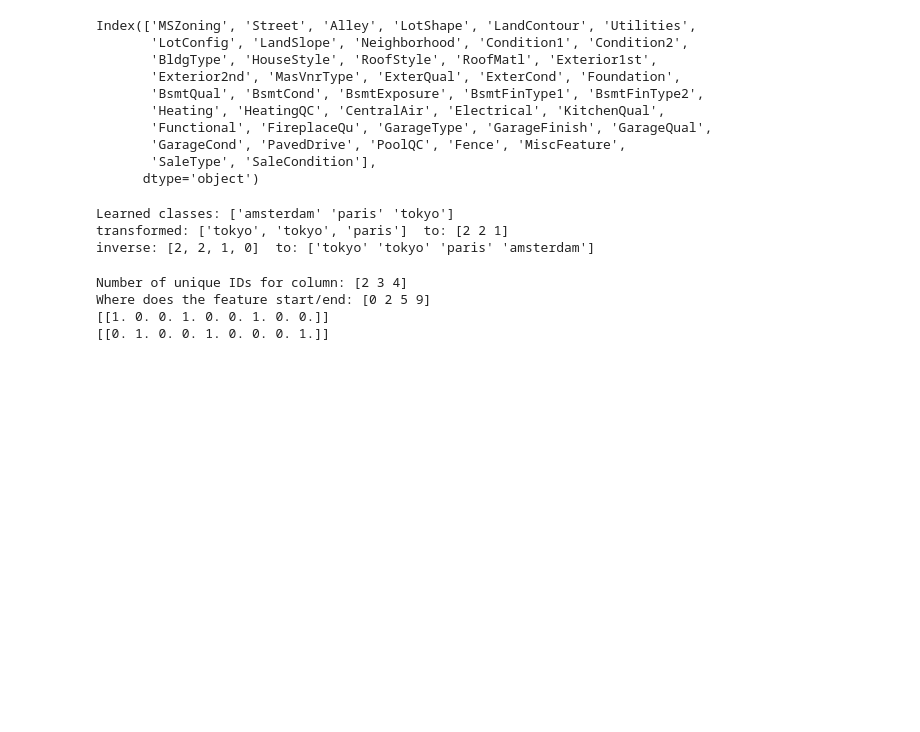
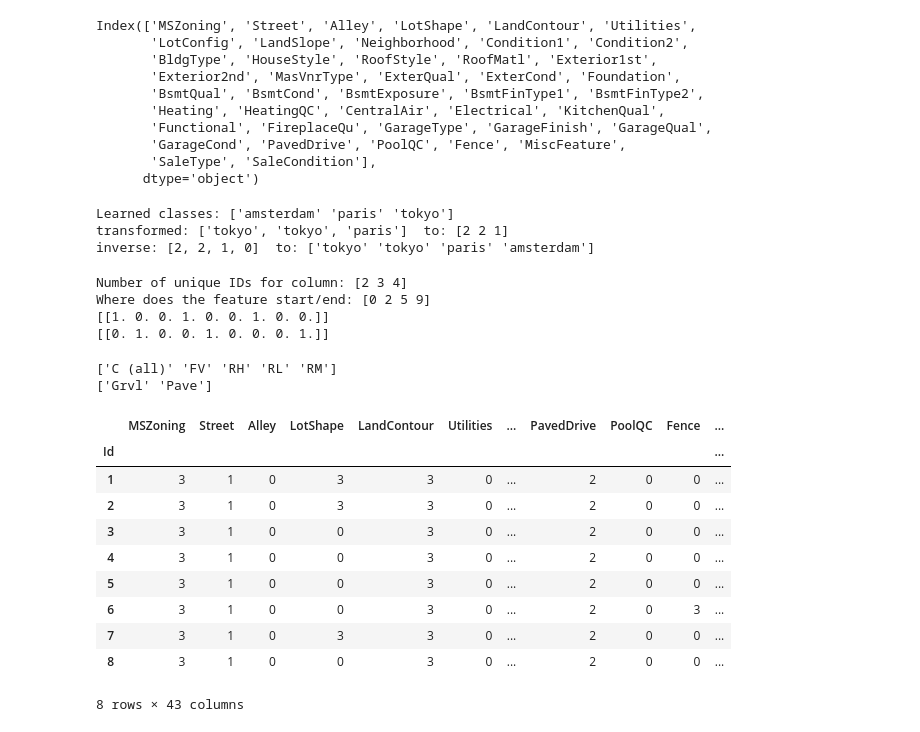
Before and after one commit to angelinn/fmi-machinelearning-tasks, a Jupyter notebook: task0/House prices predictions.ipynb, the cells around one changed output. Drawn from its saved outputs; the diff is of its cells as text; code cells hidden in the pictures; blank space fills up the shorter version.

Commit message:
Transform label values in binary.

```diff
--- a/task0/House prices predictions.ipynb
+++ b/task0/House prices predictions.ipynb
@@ -388,3 +388,34 @@ Number of unique IDs for column: [2 3 4]
 Where does the feature start/end: [0 2 5 9]
 [[1. 0. 0. 1. 0. 0. 1. 0. 0.]]
 [[0. 1. 0. 0. 1. 0. 0. 0. 1.]]
+# %%
+train = train.fillna("")
+encoders = {col: LabelEncoder().fit(train[col]) for col in categorical_columns}
+
+print(encoders['MSZoning'].classes_)
+print(encoders['Street'].classes_)
+# %% [output]
+['C (all)' 'FV' 'RH' 'RL' 'RM']
+['Grvl' 'Pave']
+# %%
+def encode_categorical(data, columns, encoders):
+    data = data.fillna("")
+    return pd.DataFrame({col: encoders[col].transform(data[col]) for col in columns},
+                        index = data.index)
+
+train_encoded = encode_categorical(train, categorical_columns, encoders)
+
+pd.options.display.max_columns=12
+train_encoded.head(8)
+# %% [output]
+|  | MSZoning | Street | Alley | LotShape | LandContour | Utilities | ... | PavedDrive | PoolQC | Fence | ... |
+| Id |  |  |  |  |  |  |  |  |  |  | ... |
+| 1 | 3 | 1 | 0 | 3 | 3 | 0 | ... | 2 | 0 | 0 | ... |
+| 2 | 3 | 1 | 0 | 3 | 3 | 0 | ... | 2 | 0 | 0 | ... |
+| 3 | 3 | 1 | 0 | 0 | 3 | 0 | ... | 2 | 0 | 0 | ... |
+| 4 | 3 | 1 | 0 | 0 | 3 | 0 | ... | 2 | 0 | 0 | ... |
+| 5 | 3 | 1 | 0 | 0 | 3 | 0 | ... | 2 | 0 | 0 | ... |
+| 6 | 3 | 1 | 0 | 0 | 3 | 0 | ... | 2 | 0 | 3 | ... |
+| 7 | 3 | 1 | 0 | 3 | 3 | 0 | ... | 2 | 0 | 0 | ... |
+| 8 | 3 | 1 | 0 | 0 | 3 | 0 | ... | 2 | 0 | 0 | ... |
+8 rows × 43 columns
```
Also changed, not shown: parts of 13 cells of this notebook.
